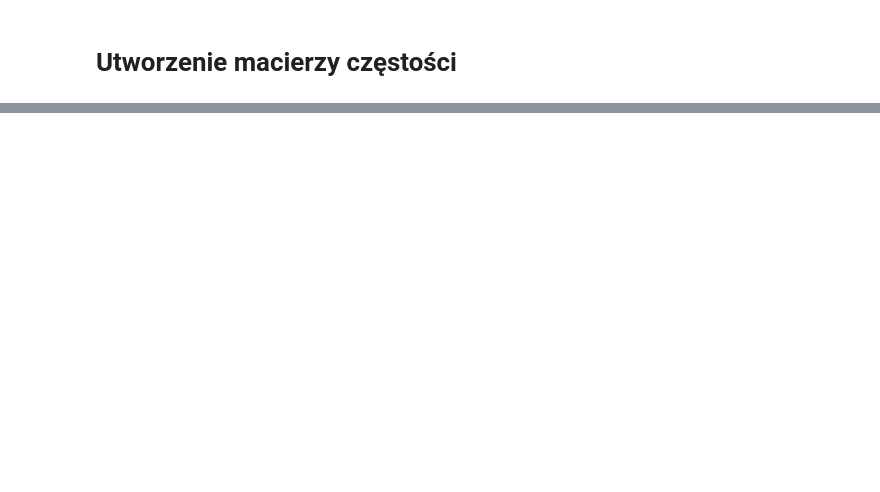
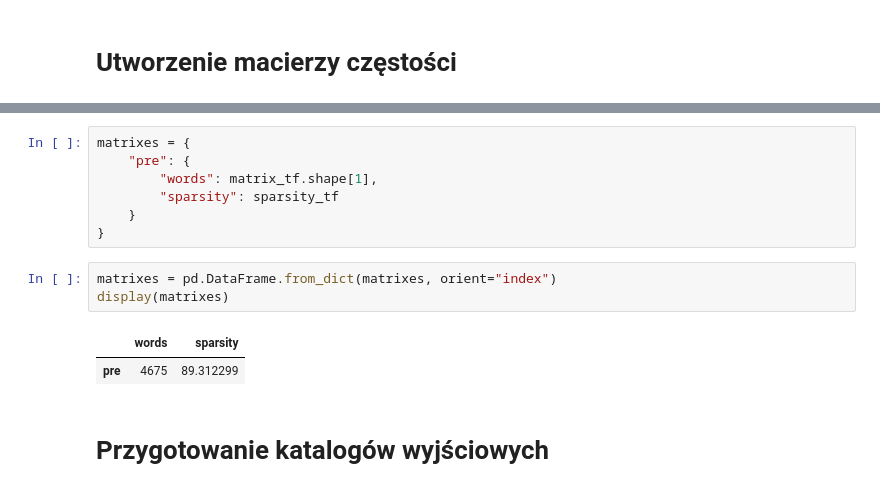
Before and after one commit to xwcsky/TextMining, a Jupyter notebook: text-mining.ipynb, the cells around one changed output, grey strips where cells are left out. Cells and saved outputs as stored; diff of their text form; blank space fills up the shorter version.

```diff
--- a/text-mining.ipynb
+++ b/text-mining.ipynb
@@ -83,0 +221,15 @@ sparsity_tfidf = (1 - (matrix_tfidf.nnz / (matrix_tfidf.shape[0] * matrix_tfidf.
+# %%
+matrixes = {
+    "pre": {
+        "words": matrix_tf.shape[1],
+        "sparsity": sparsity_tf
+    }
+}
+# %%
+matrixes = pd.DataFrame.from_dict(matrixes, orient="index")
+display(matrixes)
+# %% [output]
+|  | words | sparsity |
+| pre | 4675 | 89.312299 |
+# %% [markdown]
+# Przygotowanie katalogów wyjściowych
```
Also changed, not shown: parts of 26 cells of this notebook, 40 other files.
